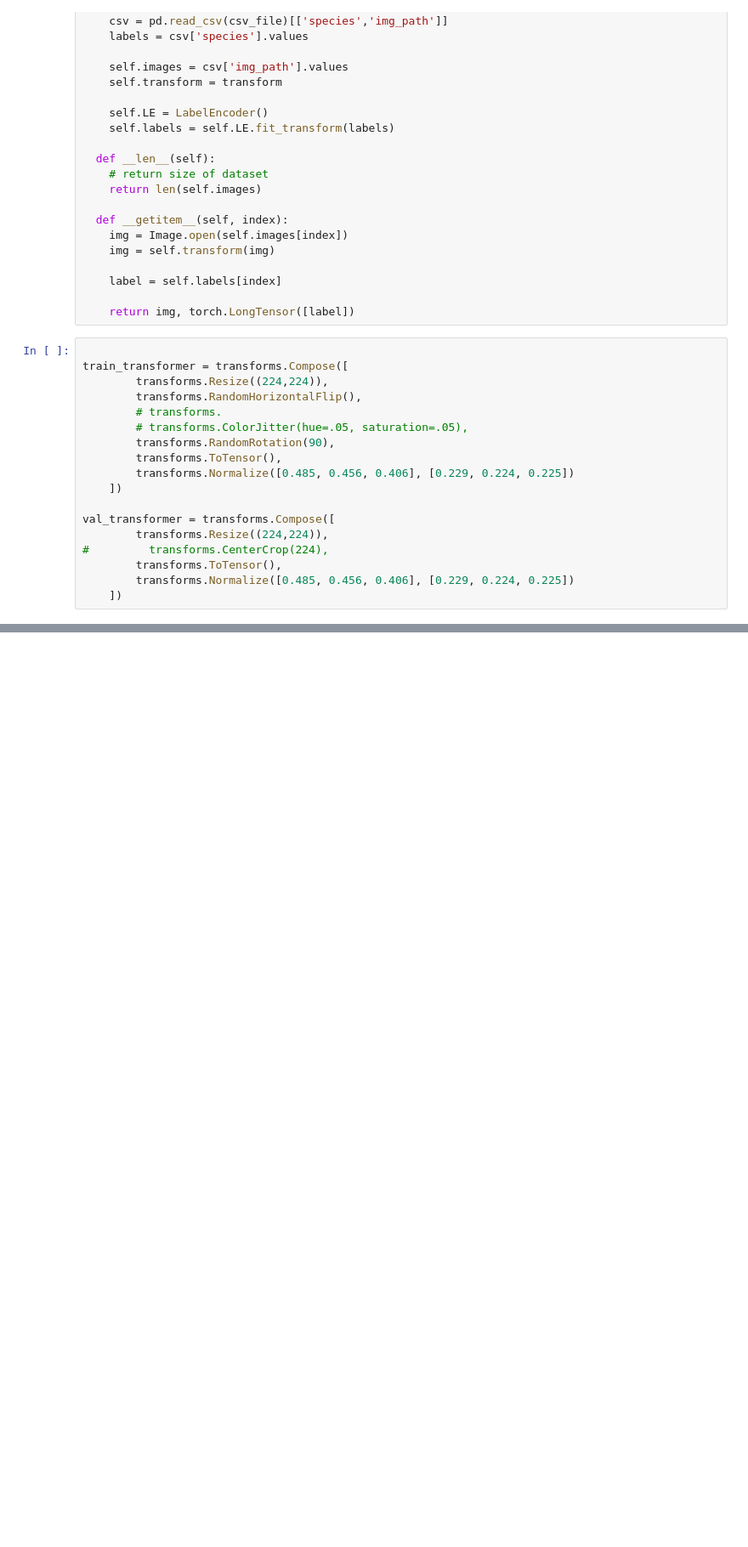
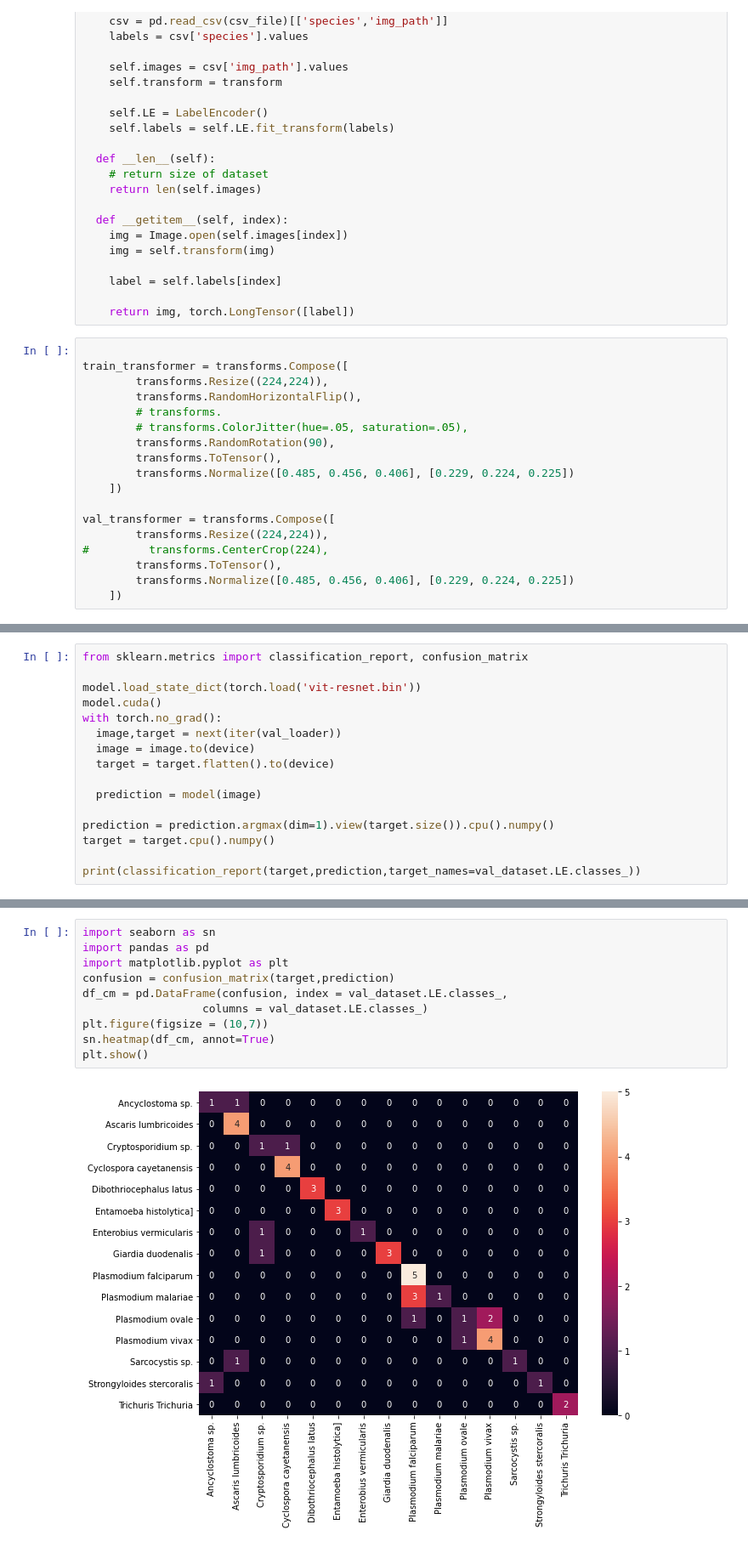
Before and after one commit to AmbiTyga/Bio-VI-BERT, a Jupyter notebook: Pre_trained_Image_Transformer.ipynb, the cells around one changed output, grey strips where cells are left out. Shown at 85% size. Saved outputs shown, nothing was run; the diff lists cells and outputs as text; blank space fills up the shorter version.

```diff
--- a/Pre_trained_Image_Transformer.ipynb
+++ b/Pre_trained_Image_Transformer.ipynb
@@ -365,0 +554,16 @@ plt.show()
+# %%
+from sklearn.metrics import classification_report, confusion_matrix
+
+model.load_state_dict(torch.load('vit-resnet.bin'))
+model.cuda()
+with torch.no_grad():
+  image,target = next(iter(val_loader))
+  image = image.to(device)
+  target = target.flatten().to(device)
+
+  prediction = model(image)
+
+prediction = prediction.argmax(dim=1).view(target.size()).cpu().numpy()
+target = target.cpu().numpy()
+
+print(classification_report(target,prediction,target_names=val_dataset.LE.classes_))
@@ -365,0 +588,12 @@ plt.show()
+# %%
+import seaborn as sn
+import pandas as pd
+import matplotlib.pyplot as plt
+confusion = confusion_matrix(target,prediction)
+df_cm = pd.DataFrame(confusion, index = val_dataset.LE.classes_,
+                  columns = val_dataset.LE.classes_)
+plt.figure(figsize = (10,7))
+sn.heatmap(df_cm, annot=True)
+plt.show()
+# %% [output]
+[figure, added]
```
Also changed, not shown: parts of 25 cells of this notebook.
